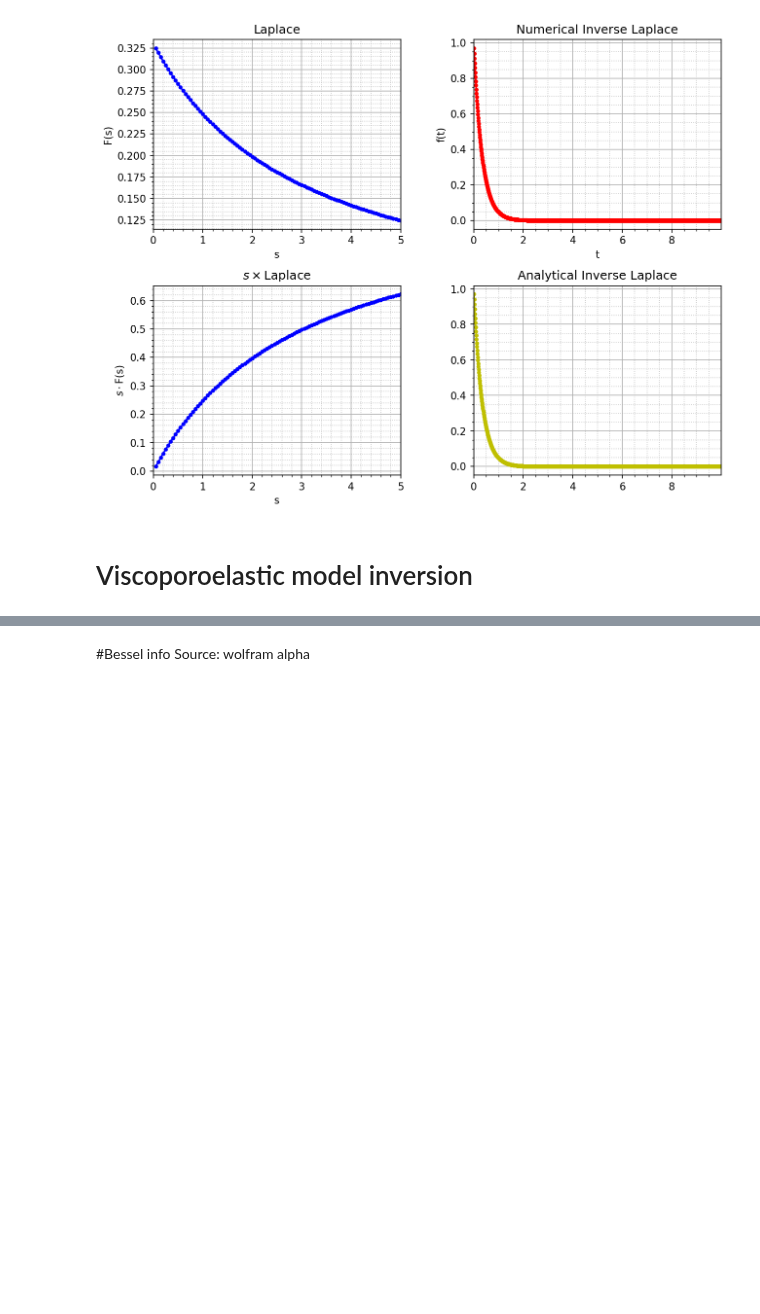
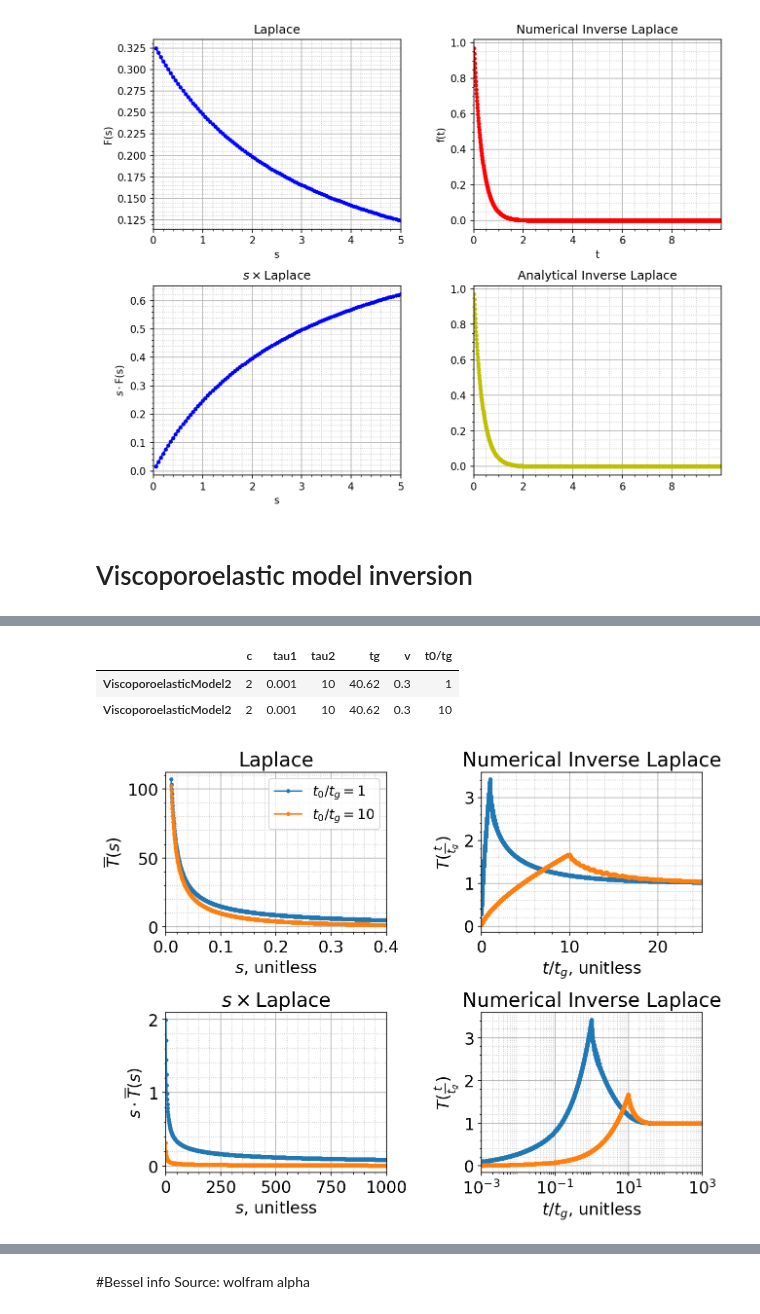
Before and after one commit to ryerrabelli/Yerrabelli-Spector-Poroelastic-Model-Code, a Jupyter notebook: src/ViscoporoelasticInversion.ipynb, the cells around one changed output, grey strips where cells are left out. Drawn from its saved outputs; the diff is of its cells as text; code cells hidden in the pictures; blank space fills up the shorter version.

Commit message:
Created figures and sent them to Dr. Spector

```diff
--- a/src/ViscoporoelasticInversion.ipynb
+++ b/src/ViscoporoelasticInversion.ipynb
@@ -182,8 +182,8 @@ func_labels = [label for vpe, label in VPEs]
 func_name = {"t":r"$\sigma(\frac{t}{t_g})$", "s":r"$\overline{\sigma}(s)$"}
 x_names   = {"t":r"$t/t_g$, unitless", "s":r"$s$, unitless"}
 plot_props = {
-    "t":{"y":{"name":r"$\sigma(\frac{t}{t_g})$"}, "x":{"name":r"$\overline{\sigma}(s)$", "scale":"linear"}},
-    "s":{"y":{"name":r"$t/t_g$, unitless"},  "x":{"name":r"$s$, unitless"}},
+    "t":{"y":{"name":r"$\sigma(\frac{t}{t_g})$"}, "x":{"name":r"$t/t_g$, unitless", "scale":"linear"}},
+    "s":{"y":{"name":r"$\overline{\sigma}(s)$"},  "x":{"name":r"$s$, unitless"}},
 }
 plot_s = np.linspace(0.05, 1, num=96, endpoint=True)
 plot_s_s = np.linspace(0.05, 100, num=1000, endpoint=True) # for function x s
@@ -192,7 +192,7 @@ input_s = np.concatenate((plot_s, plot_s_s, np.array([0.001])))
 
 plt.rc('font', size=16)  # default font size is 10
 fig, axs, laplace_vals_all, inverted_vals_numerical_all, inverted_vals_analytical_all=plotting.plot_laplace_analysis(
-    func=func, plot_props=plot_props, input_s=input_s, plot_s=plot_s, plot_s_s=plot_s_s,
+    funcs=func, plot_props=plot_props, input_s=input_s, plot_s=plot_s, plot_s_s=plot_s_s,
     input_times=input_times, plot_times=plot_times, time_const=tg,
     #model_name = VPEs[0][0].get_model_name(),
     func_labels = func_labels)
@@ -248,7 +268,7 @@ input_s = np.concatenate((plot_s, plot_s_s, np.array([0.001])))
 
 plt.rc('font', size=16)  # default font size is 10
 fig, axs, laplace_vals_all, inverted_vals_numerical_all, inverted_vals_analytical_all=plotting.plot_laplace_analysis(
-    func=func, plot_props=plot_props, input_s=input_s, plot_s=plot_s, plot_s_s=plot_s_s,
+    funcs=func, plot_props=plot_props, input_s=input_s, plot_s=plot_s, plot_s_s=plot_s_s,
     input_times=input_times, plot_times=plot_times, time_const=tg,
     #model_name = VPEs[0][0].get_model_name(),
     func_labels = func_labels)
@@ -287,3 +307,4 @@ for key, val in ax01.properties().items():
 
 df_params = pd.DataFrame([vpe.get_all_names_and_vars() for vpe, label in VPEs], index=[vpe.get_model_name() for vpe, label in VPEs])
 display(df_params)
+# %% [output]
@@ -289,0 +314,4 @@ display(df_params)
+|  | c | tau1 | tau2 | tg | v | t0/tg |
+| ViscoporoelasticModel2 | 2 | 0.001 | 10 | 40.62 | 0.3 | 1 |
+| ViscoporoelasticModel2 | 2 | 0.001 | 10 | 40.62 | 0.3 | 10 |
+[figure, added]
```
Also changed, not shown: parts of 4 cells of this notebook, 1 other file.
